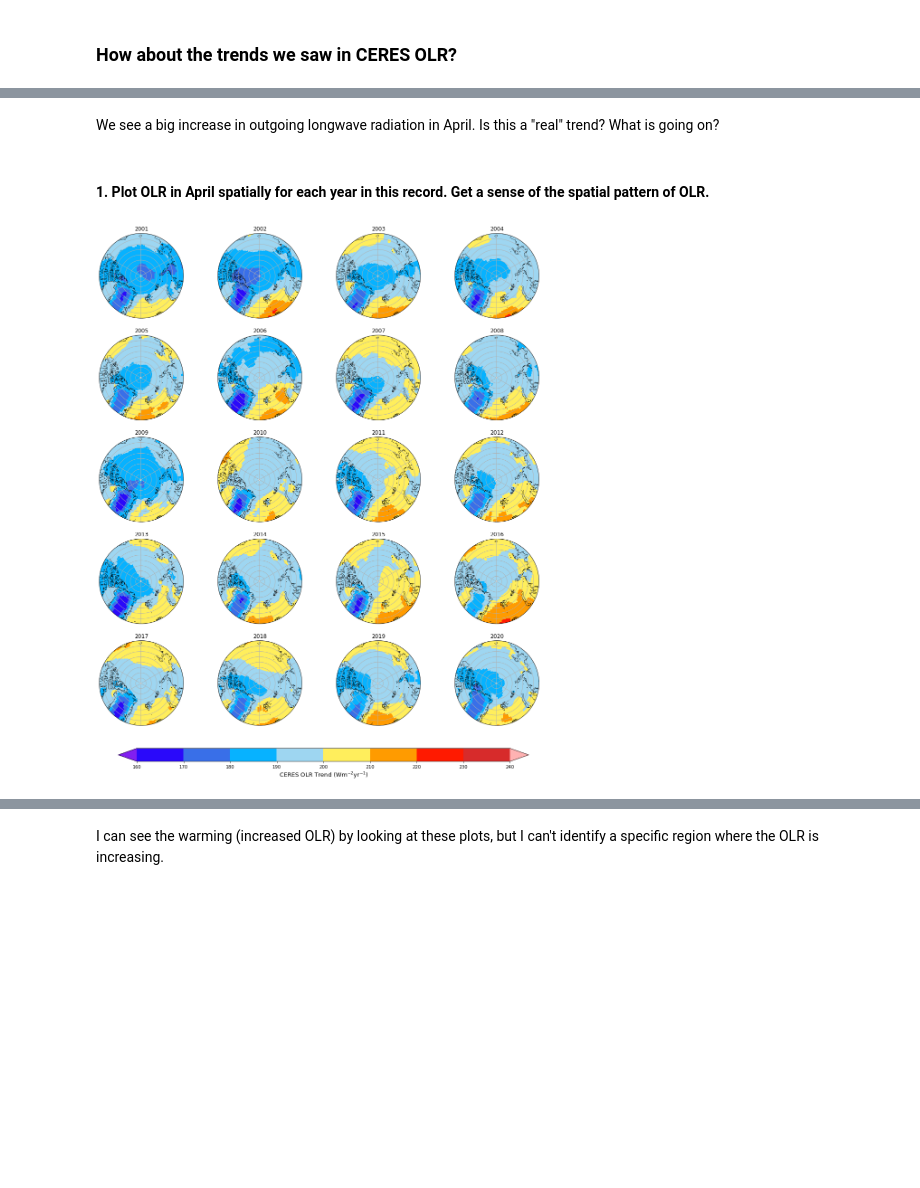
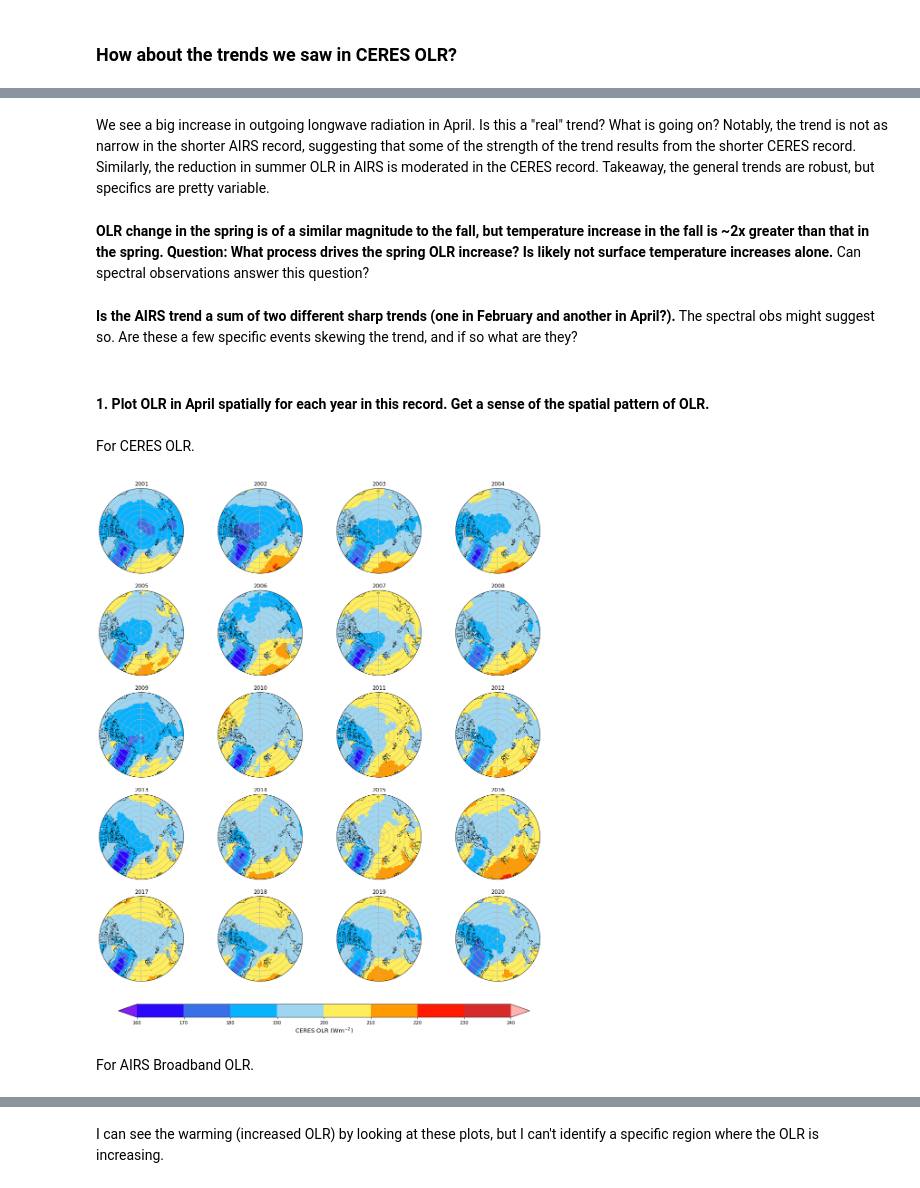
Before and after one commit to jshaw35/spectral_ice, a Jupyter notebook: FINESST_figures.ipynb, the cells around one changed output, grey strips where cells are left out. Drawn from its saved outputs; the diff is of its cells as text; code cells hidden in the pictures; blank space fills up the shorter version.

```diff
--- a/FINESST_figures.ipynb
+++ b/FINESST_figures.ipynb
@@ -426,0 +409,43 @@ ax_sigb.set_xticklabels(tick_function2(tick_values))
+# %%
+fig_sig,ax_sig = plt.subplots(nrows=1,ncols=1,figsize=(8,5))
+ax_sigb = ax_sig.twiny()
+
+statsig_thresh = 90
+
+mon_dict = {'1':'January','2':'February','3':'March','4':'April','5':'May','6':'June',
+           '7':'July','8':'August','9':'September','10':'October','11':'November','12':'December',
+           }
+
+def tick_function1(X):
+    out = ["%.0f" % z for z in X]
+    return out
+
+def tick_function2(X):
+    V = 1e4/X
+    return ["%.1f" % z for z in V]
+
+tick_indices = np.where(olr_trend_spatavg.wnum.values % 150 == 15)[0]
+tick_values = olr_trend_spatavg.wnum[tick_indices]
+
+cbar_axh2 = fig_sig.add_axes([-0.14, 0.13, 0.02, 0.74])
+
+im = sns.heatmap(olr_trend_spatavg, center=0, cmap='vlag',ax=ax_sig,cbar_ax=cbar_axh2,vmin=-0.01,vmax=0.01,
+                mask=olr_statsig_spatavg<statsig_thresh)#,mask=olr_statsig_spatavg<statsig_thresh)
+
+zm = olr_trend_spatavg.where(olr_statsig_spatavg<statsig_thresh)
+x = np.arange(0,olr_trend_spatavg.shape[1]+1)
+y = np.arange(0,olr_trend_spatavg.shape[0]+1)
+# ax_sig.pcolor(x, y, zm, hatch='////', alpha=0.)
+
+ax_sig.set_xticks(tick_indices)
+ax_sig.set_xticklabels(tick_function1(tick_values),fontdict={'fontsize':10,'rotation':0})
+ax_sig.set_yticklabels(mon_dict.values(),fontdict={'fontsize':10,'rotation':0})
+
+ax_sigb.set_xticks(tick_indices)
+ax_sigb.set_xbound(ax_sig.get_xbound())
+ax_sigb.set_xticklabels(tick_function2(tick_values))
+
+cbar = im.collections[0].colorbar
+cbar.set_label('OLR trend (W/m$^{2}$/10cm$^{-1}$/yr)', fontsize=13)
+
+ax_sig.set_title('Spectral OLR Trends (70-90N)',fontsize=15)
@@ -470,5 +597,9 @@ cbar1.set_label(label='Wm$^{-2}$yr$^{-1}$',fontsize=20)
 # %% [markdown]
-We see a big increase in outgoing longwave radiation in April. Is this a "real" trend? What is going on?
+We see a big increase in outgoing longwave radiation in April. Is this a "real" trend? What is going on? Notably, the trend is not as narrow in the shorter AIRS record, suggesting that some of the strength of the trend results from the shorter CERES record. Similarly, the reduction in summer OLR in AIRS is moderated in the CERES record. Takeaway, the general trends are robust, but specifics are pretty variable.
+# %% [markdown]
+__OLR change in the spring is of a similar magnitude to the fall, but temperature increase in the fall is ~2x greater than that in the spring. Question: What process drives the spring OLR increase? Is likely not surface temperature increases alone.__ Can spectral observations answer this question?
+# %% [markdown]
+__Is the AIRS trend a sum of two different sharp trends (one in February and another in April?).__ The spectral obs might suggest so. Are these a few specific events skewing the trend, and if so what are they?
 # %% [markdown]
 #### 1. Plot OLR in April spatially for each year in this record. Get a sense of the spatial pattern of OLR.
 # %%
@@ -476,24 +607,28 @@ ceres_olr_spatialsubset = ceres_olr['OLR'].sel(time=slice('2001-01-01','2020-12-
 # %%
 ceres_olr_april = ceres_olr_spatialsubset.sel(time=(ceres_olr_spatialsubset['time.month']==4))
 # ceres_olr_april = ceres_olr_spatialsubset[ceres_olr_spatialsubset['time.month']==4]
+# %% [markdown]
+For CERES OLR.
 # %%
 fig,axs = sp_map(nrows=5, ncols=4, projection=ccrs.NorthPolarStereo(), figsize=[18,20])
 
 for i,(ax,month) in enumerate(zip(axs.flat,ceres_olr_april)):
     polarCentral_set_latlim([70,90], ax)
 
     im = ax.contourf(month['lon'],month['lat'],month,transform=ccrs.PlateCarree(),
                      cmap=cmaps.ncl_default,levels=np.linspace(160,240,9),extend='both')
 
     add_map_features(ax)
 
     label = month['time.year'].values
 
     ax.set_title(label,fontsize=12)
 
 cbar_axh = fig.add_axes([0.17, 0.07, 0.70, 0.02])
 cbar1 = fig.colorbar(im, cax=cbar_axh,orientation='horizontal')
 
-cbar1.set_label("CERES OLR Trend (Wm$^{-2}$yr$^{-1}$)",fontsize=13)
+cbar1.set_label("CERES OLR (Wm$^{-2}$)",fontsize=13)
 # %% [output]
-[figure, old version]
+[figure, new version]
+# %% [markdown]
+For AIRS Broadband OLR.
```
Also changed, not shown: parts of 40 cells of this notebook.
